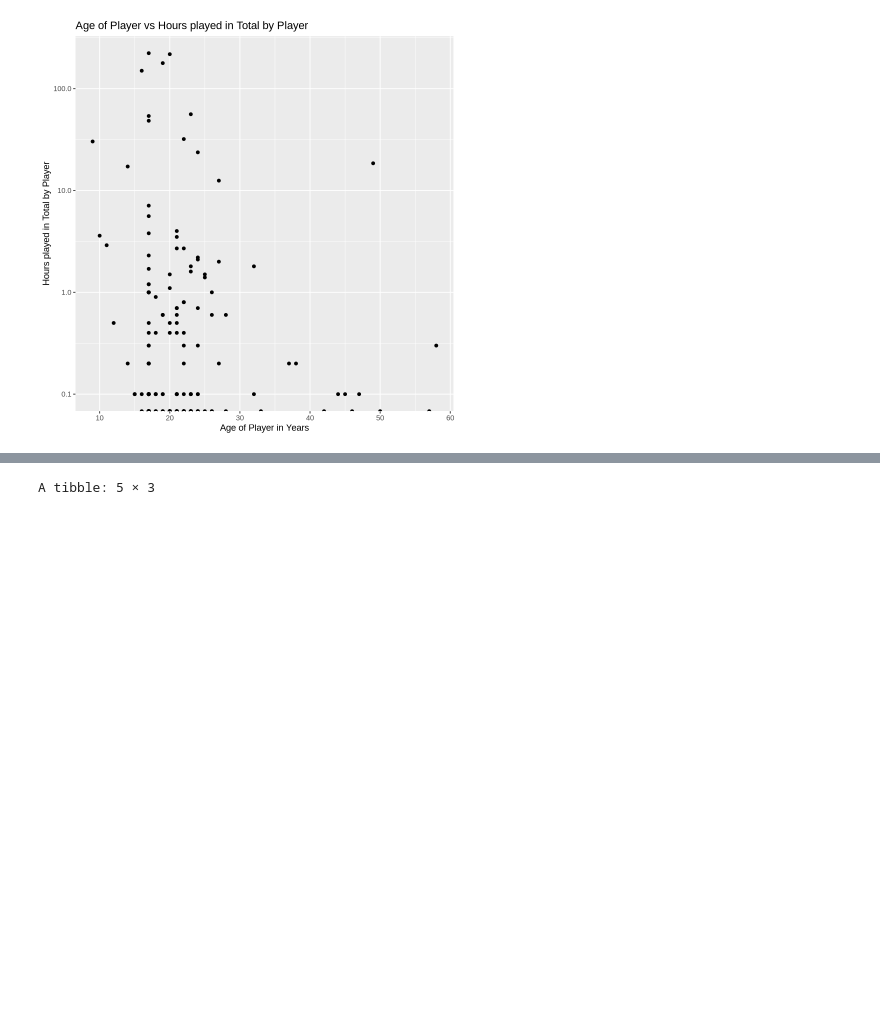
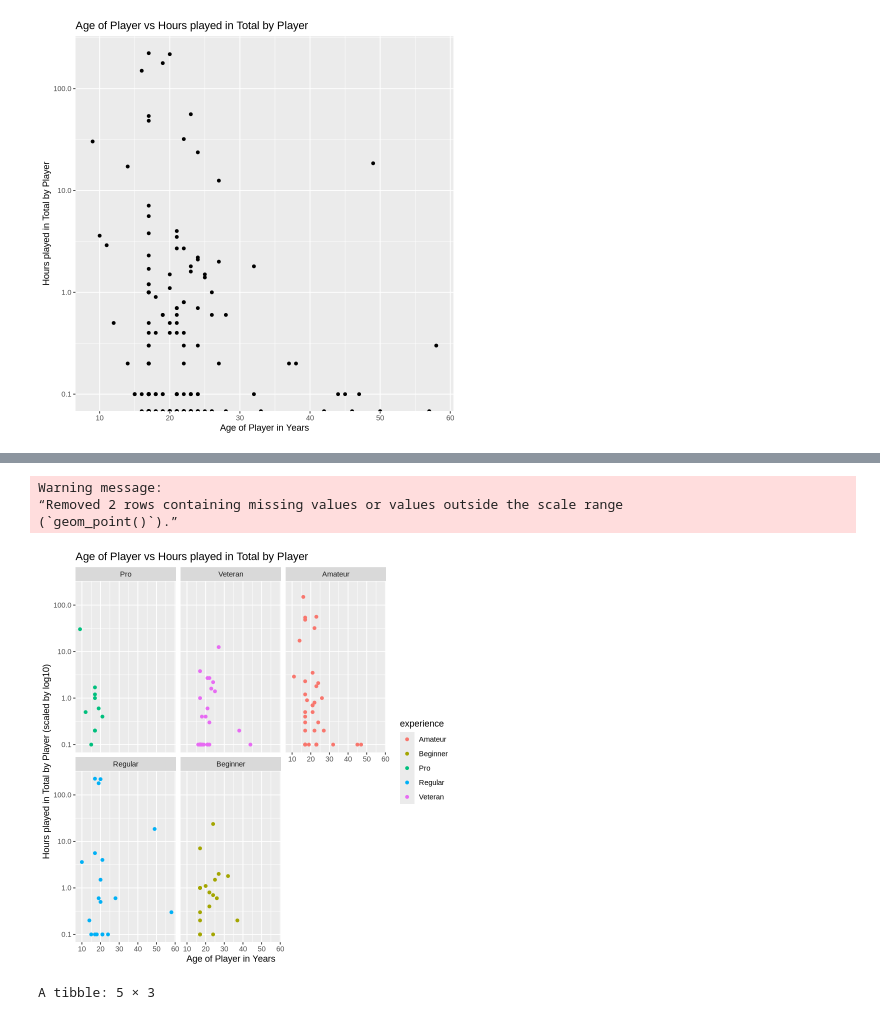
Before and after one commit to lhuang67/7-Lynn-Huang, a Jupyter notebook: MINECRAFT.ipynb, the cells around one changed output, grey strips where cells are left out. Saved outputs shown, nothing was run; the diff lists cells and outputs as text; code cells hidden in the pictures; blank space fills up the shorter version.

```diff
--- a/MINECRAFT.ipynb
+++ b/MINECRAFT.ipynb
@@ -273,3 +290,17 @@ hours_vs_age
+# %%
+# The scatterplot above is messy, we are unable to discern any trends within a certain colour. Let's instead use a histogram to
+# examine the trends of age vs hours played as seperate graphs per category in experience
+
+
+players_experience_graphs <- experience_filter_hours_vs_age +
+facet_wrap(~ as_factor(experience))
+
+players_experience_graphs
+# %% [output]
+Warning message:
+“Removed 2 rows containing missing values or values outside the scale range
+(`geom_point()`).”
+[figure, added]
 # %%
 #Now that we have our tidy dataset, let's see if the variable experience correlates to more
 # played hours
```
Also changed, not shown: parts of 3 cells of this notebook.
